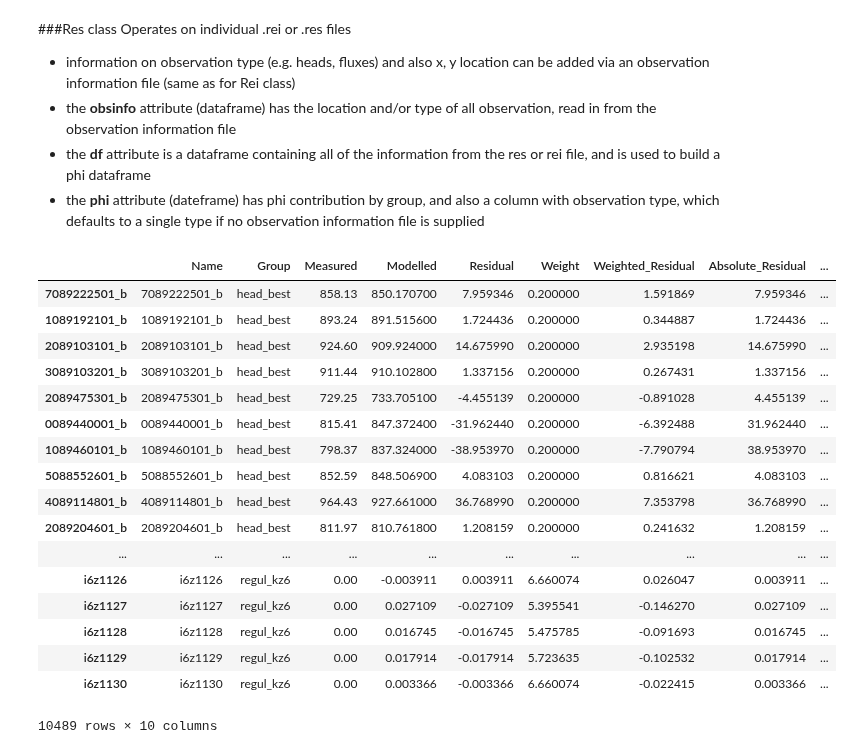
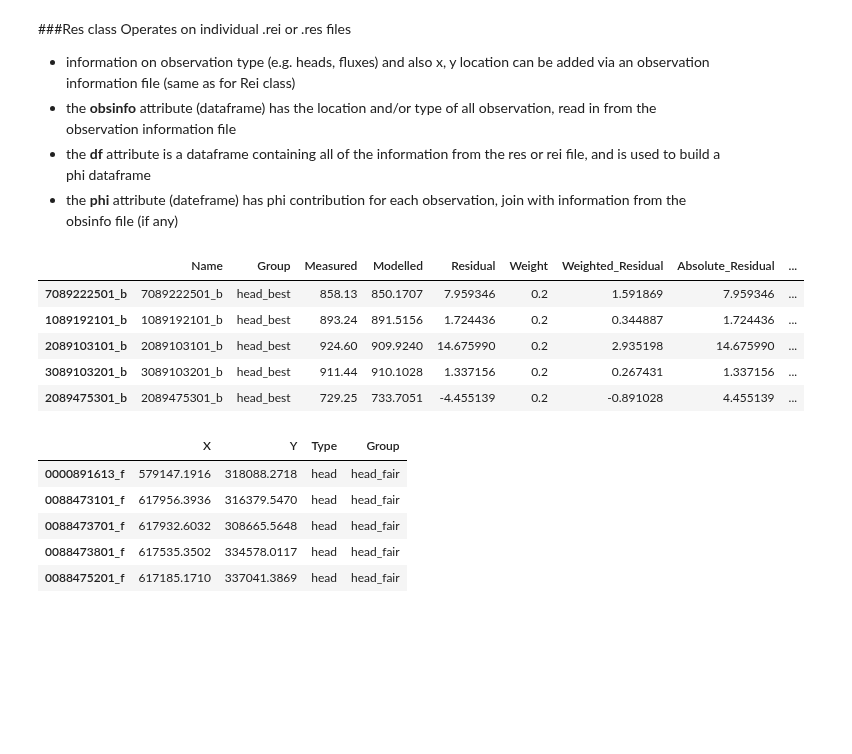
Before and after one commit to PESTools/pestools, a Jupyter notebook: examples/Res.ipynb, the cells around one changed output. Cells and saved outputs as stored; diff of their text form; code cells hidden in the pictures; blank space fills up the shorter version.

```diff
--- a/examples/Res.ipynb
+++ b/examples/Res.ipynb
@@ -5,7 +5,7 @@ Operates on individual .rei or .res files
 (same as for Rei class)
 * the **obsinfo** attribute (dataframe) has the location and/or type of all observation, read in from the observation information file
 * the **df** attribute is a dataframe containing all of the information from the res or rei file, and is used to build a phi dataframe
-* the **phi** attribute (dateframe) has phi contribution by group, and also a column with observation type, which defaults to a single type if no observation information file is supplied
+* the **phi** attribute (dateframe) has phi contribution for each observation, join with information from the obsinfo file (if any)
 # %%
 import sys
 sys.path.append('../pst_tools')
@@ -14,24 +14,21 @@ from res import *
 % matplotlib inline
 res = Res('../cc/columbia_svda.rei.16', obs_info_file='../cc/observation_locations.csv')
 # %%
-res.df
+res.df.head()
 # %% [output]
 |  | Name | Group | Measured | Modelled | Residual | Weight | Weighted_Residual | Absolute_Residual | ... |
-| 7089222501_b | 7089222501_b | head_best | 858.13 | 850.170700 | 7.959346 | 0.200000 | 1.591869 | 7.959346 | ... |
-| 1089192101_b | 1089192101_b | head_best | 893.24 | 891.515600 | 1.724436 | 0.200000 | 0.344887 | 1.724436 | ... |
-| 2089103101_b | 2089103101_b | head_best | 924.60 | 909.924000 | 14.675990 | 0.200000 | 2.935198 | 14.675990 | ... |
-| 3089103201_b | 3089103201_b | head_best | 911.44 | 910.102800 | 1.337156 | 0.200000 | 0.267431 | 1.337156 | ... |
-| 2089475301_b | 2089475301_b | head_best | 729.25 | 733.705100 | -4.455139 | 0.200000 | -0.891028 | 4.455139 | ... |
-| 0089440001_b | 0089440001_b | head_best | 815.41 | 847.372400 | -31.962440 | 0.200000 | -6.392488 | 31.962440 | ... |
-| 1089460101_b | 1089460101_b | head_best | 798.37 | 837.324000 | -38.953970 | 0.200000 | -7.790794 | 38.953970 | ... |
-| 5088552601_b | 5088552601_b | head_best | 852.59 | 848.506900 | 4.083103 | 0.200000 | 0.816621 | 4.083103 | ... |
-| 4089114801_b | 4089114801_b | head_best | 964.43 | 927.661000 | 36.768990 | 0.200000 | 7.353798 | 36.768990 | ... |
-| 2089204601_b | 2089204601_b | head_best | 811.97 | 810.761800 | 1.208159 | 0.200000 | 0.241632 | 1.208159 | ... |
-| ... | ... | ... | ... | ... | ... | ... | ... | ... | ... |
-| i6z1126 | i6z1126 | regul_kz6 | 0.00 | -0.003911 | 0.003911 | 6.660074 | 0.026047 | 0.003911 | ... |
-| i6z1127 | i6z1127 | regul_kz6 | 0.00 | 0.027109 | -0.027109 | 5.395541 | -0.146270 | 0.027109 | ... |
-| i6z1128 | i6z1128 | regul_kz6 | 0.00 | 0.016745 | -0.016745 | 5.475785 | -0.091693 | 0.016745 | ... |
-| i6z1129 | i6z1129 | regul_kz6 | 0.00 | 0.017914 | -0.017914 | 5.723635 | -0.102532 | 0.017914 | ... |
-| i6z1130 | i6z1130 | regul_kz6 | 0.00 | 0.003366 | -0.003366 | 6.660074 | -0.022415 | 0.003366 | ... |
+| 7089222501_b | 7089222501_b | head_best | 858.13 | 850.1707 | 7.959346 | 0.2 | 1.591869 | 7.959346 | ... |
+| 1089192101_b | 1089192101_b | head_best | 893.24 | 891.5156 | 1.724436 | 0.2 | 0.344887 | 1.724436 | ... |
+| 2089103101_b | 2089103101_b | head_best | 924.60 | 909.9240 | 14.675990 | 0.2 | 2.935198 | 14.675990 | ... |
+| 3089103201_b | 3089103201_b | head_best | 911.44 | 910.1028 | 1.337156 | 0.2 | 0.267431 | 1.337156 | ... |
+| 2089475301_b | 2089475301_b | head_best | 729.25 | 733.7051 | -4.455139 | 0.2 | -0.891028 | 4.455139 | ... |
-10489 rows × 10 columns
+# %%
+res.obsinfo.head()
+# %% [output]
+|  | X | Y | Type | Group |
+| 0000891613_f | 579147.1916 | 318088.2718 | head | head_fair |
+| 0088473101_f | 617956.3936 | 316379.5470 | head | head_fair |
+| 0088473701_f | 617932.6032 | 308665.5648 | head | head_fair |
+| 0088473801_f | 617535.3502 | 334578.0117 | head | head_fair |
+| 0088475201_f | 617185.1710 | 337041.3869 | head | head_fair |
 # %%
```
Also changed, not shown: parts of 19 cells of this notebook, 6 other files.
